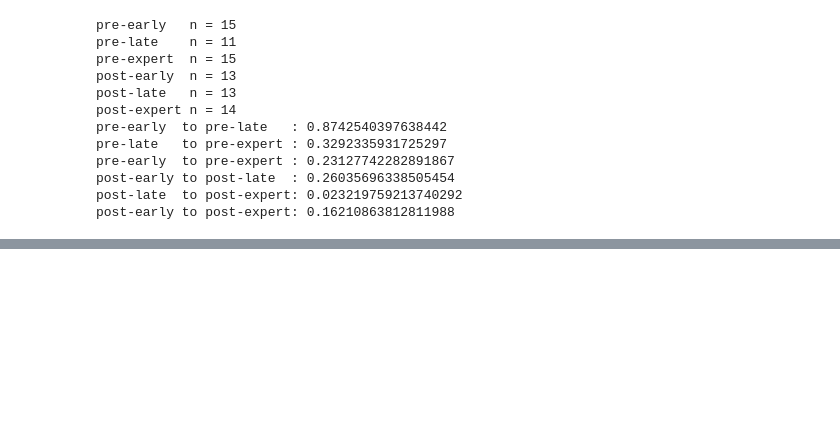
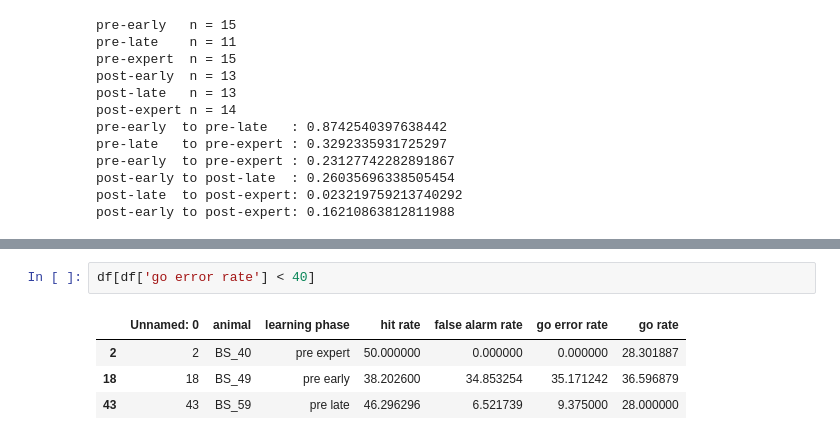
Before and after one commit to InsanallyLab/TothSidleck2024, a Jupyter notebook: Notebooks/Reviewer 2/Go rate revised errors only.ipynb, the cells around one changed output, grey strips where cells are left out. Cells and saved outputs as stored; diff of their text form; blank space fills up the shorter version.

```diff
--- a/Notebooks/Reviewer 2/Go rate revised errors only.ipynb
+++ b/Notebooks/Reviewer 2/Go rate revised errors only.ipynb
@@ -660,0 +654,7 @@ post-early to post-expert: 0.16210863812811988
+# %%
+df[df['go error rate'] < 40]
+# %% [output]
+|  | Unnamed: 0 | animal | learning phase | hit rate | false alarm rate | go error rate | go rate |
+| 2 | 2 | BS_40 | pre expert | 50.000000 | 0.000000 | 0.000000 | 28.301887 |
+| 18 | 18 | BS_49 | pre early | 38.202600 | 34.853254 | 35.171242 | 36.596879 |
+| 43 | 43 | BS_59 | pre late | 46.296296 | 6.521739 | 9.375000 | 28.000000 |
```
Also changed, not shown: parts of 6 cells of this notebook, 12 other files.
